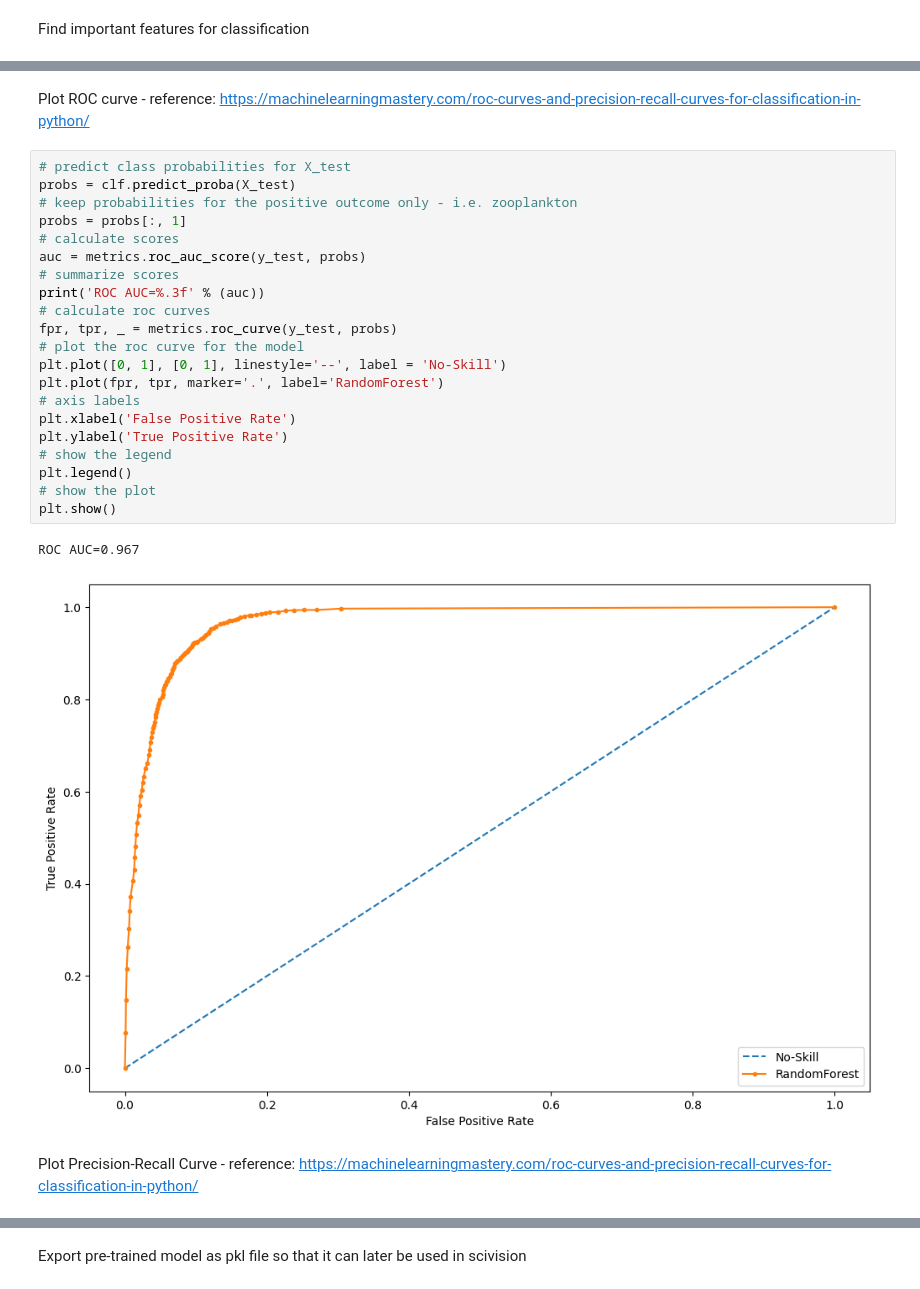
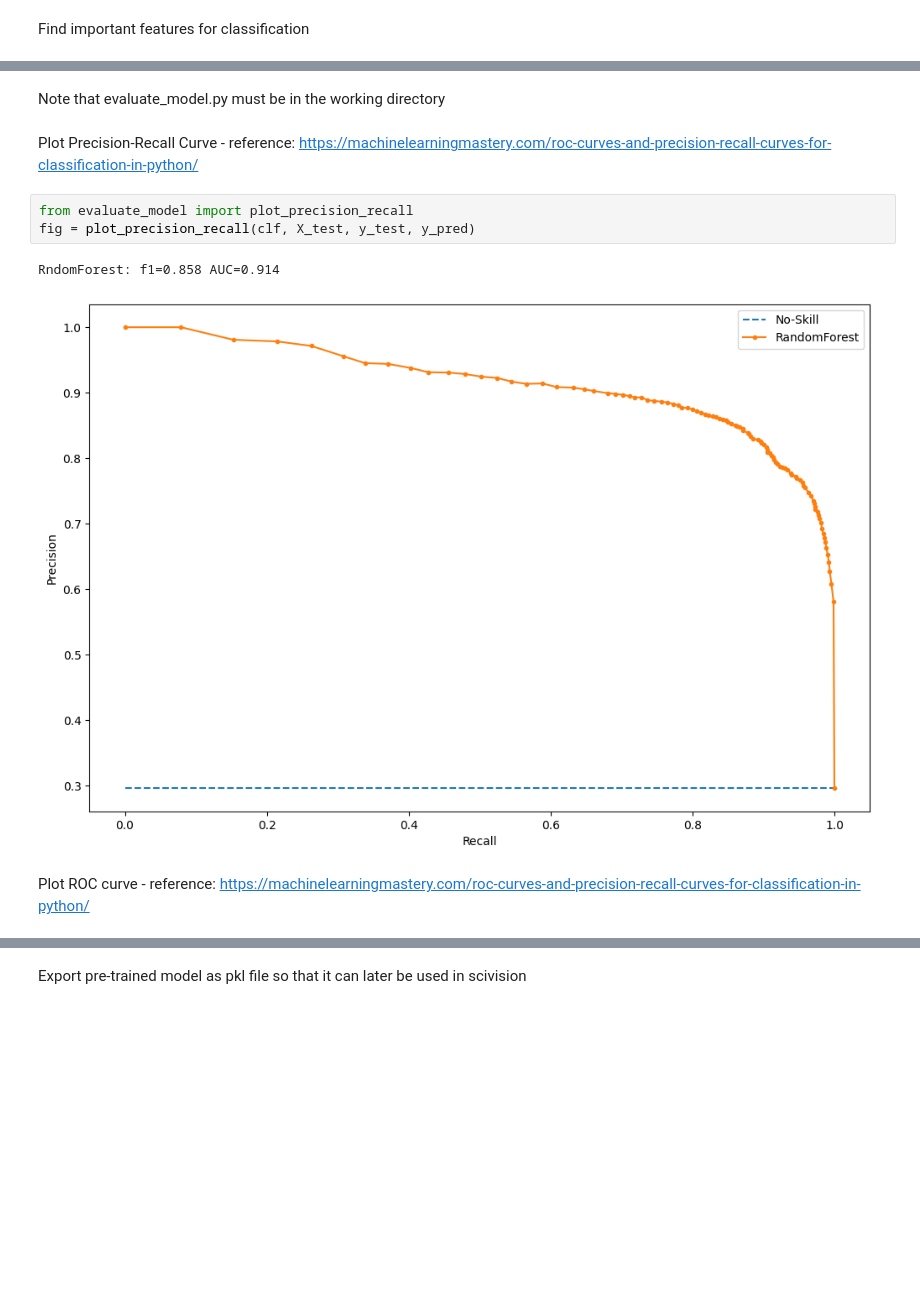
Before and after one commit to alan-turing-institute/plankton-dsg-challenge, a Jupyter notebook: notebooks/python/dsg2021/random_forest_label1.ipynb, the cells around one changed output, grey strips where cells are left out. Drawn from its saved outputs; the diff is of its cells as text; blank space fills up the shorter version.

Commit message:
Adding calculation of performance metrics for all RF models

```diff
--- a/notebooks/python/dsg2021/random_forest_label1.ipynb
+++ b/notebooks/python/dsg2021/random_forest_label1.ipynb
@@ -186,29 +186,13 @@ plt.show()
+# %% [markdown]
+Note that evaluate_model.py must be in the working directory
+# %% [markdown]
+Plot Precision-Recall Curve - reference: https://machinelearningmastery.com/roc-curves-and-precision-recall-curves-for-classification-in-python/
+# %%
+from evaluate_model import plot_precision_recall
+fig = plot_precision_recall(clf, X_test, y_test, y_pred)
+# %% [output]
+RndomForest: f1=0.858 AUC=0.914
+[figure, added]
 # %% [markdown]
 Plot ROC curve -
 reference: https://machinelearningmastery.com/roc-curves-and-precision-recall-curves-for-classification-in-python/
-# %%
-# predict class probabilities for X_test
-probs = clf.predict_proba(X_test)
-# keep probabilities for the positive outcome only - i.e. zooplankton
-probs = probs[:, 1]
-# calculate scores
-auc = metrics.roc_auc_score(y_test, probs)
-# summarize scores
-print('ROC AUC=%.3f' % (auc))
-# calculate roc curves
-fpr, tpr, _ = metrics.roc_curve(y_test, probs)
-# plot the roc curve for the model
-plt.plot([0, 1], [0, 1], linestyle='--', label = 'No-Skill')
-plt.plot(fpr, tpr, marker='.', label='RandomForest')
-# axis labels
-plt.xlabel('False Positive Rate')
-plt.ylabel('True Positive Rate')
-# show the legend
-plt.legend()
-# show the plot
-plt.show()
-# %% [output]
-ROC AUC=0.967
-[figure, removed]
-# %% [markdown]
-Plot Precision-Recall Curve - reference: https://machinelearningmastery.com/roc-curves-and-precision-recall-curves-for-classification-in-python/
```
Also changed, not shown: parts of 11 cells of this notebook, 3 other files.
